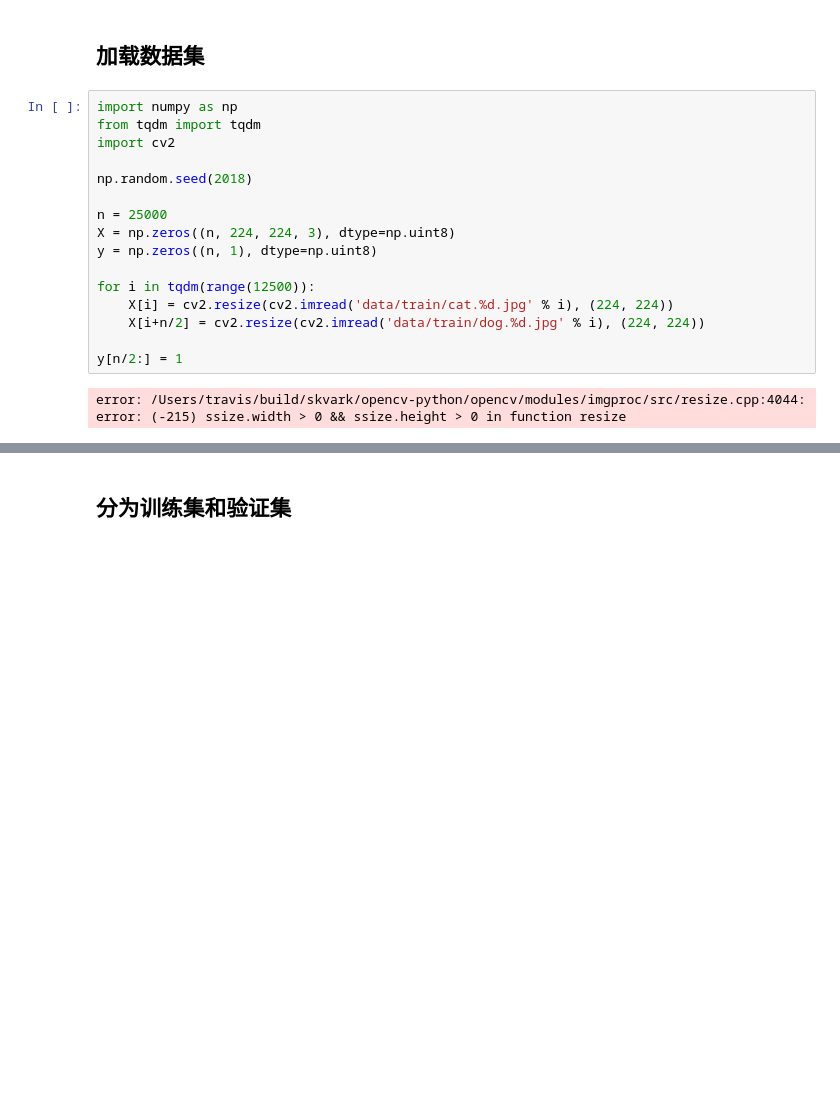
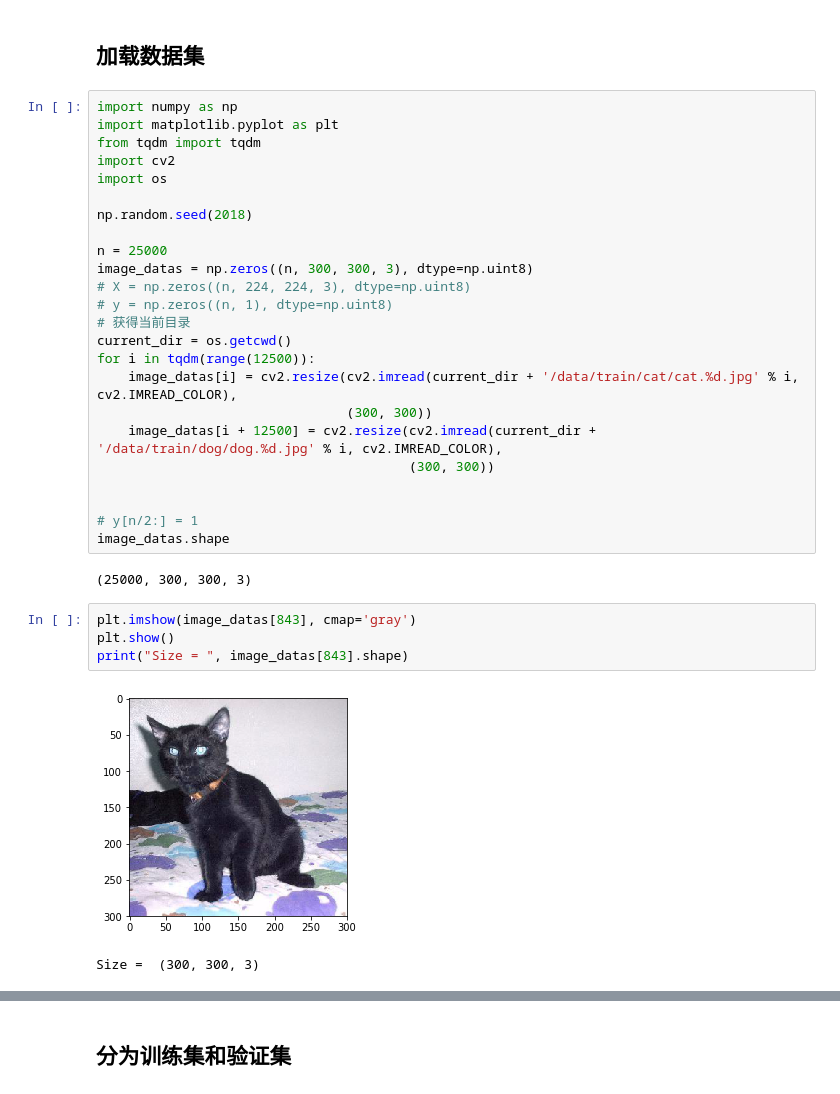
Before and after one commit to gyhkevin/udacity-ML-2, a Jupyter notebook: p7/dogs-vs-cats/transfer_learning.ipynb, the cells around one changed output, grey strips where cells are left out. Cells and saved outputs as stored; diff of their text form; blank space fills up the shorter version.

Commit message:
3 single model to train

```diff
--- a/p7/dogs-vs-cats/transfer_learning.ipynb
+++ b/p7/dogs-vs-cats/transfer_learning.ipynb
@@ -9,19 +9,34 @@ Using TensorFlow backend.
 ## 加载数据集
 # %%
 import numpy as np
+import matplotlib.pyplot as plt
 from tqdm import tqdm
 import cv2
+import os
 
 np.random.seed(2018)
 
 n = 25000
-X = np.zeros((n, 224, 224, 3), dtype=np.uint8)
-y = np.zeros((n, 1), dtype=np.uint8)
+image_datas = np.zeros((n, 300, 300, 3), dtype=np.uint8)
+# X = np.zeros((n, 224, 224, 3), dtype=np.uint8)
+# y = np.zeros((n, 1), dtype=np.uint8)
+# 获得当前目录
+current_dir = os.getcwd()
+for i in tqdm(range(12500)):
+    image_datas[i] = cv2.resize(cv2.imread(current_dir + '/data/train/cat/cat.%d.jpg' % i, cv2.IMREAD_COLOR),
+                                (300, 300))
+    image_datas[i + 12500] = cv2.resize(cv2.imread(current_dir + '/data/train/dog/dog.%d.jpg' % i, cv2.IMREAD_COLOR),
+                                        (300, 300))
 
-for i in tqdm(range(12500)):
-    X[i] = cv2.resize(cv2.imread('data/train/cat.%d.jpg' % i), (224, 224))
-    X[i+n/2] = cv2.resize(cv2.imread('data/train/dog.%d.jpg' % i), (224, 224))
 
-y[n/2:] = 1
+# y[n/2:] = 1
+image_datas.shape
 # %% [output]
-error: /Users/travis/build/skvark/opencv-python/opencv/modules/imgproc/src/resize.cpp:4044: error: (-215) ssize.width > 0 && ssize.height > 0 in function resize
+(25000, 300, 300, 3)
+# %%
+plt.imshow(image_datas[843], cmap='gray')
+plt.show()
+print("Size = ", image_datas[843].shape)
+# %% [output]
+[figure, added]
+Size =  (300, 300, 3)
```
Also changed, not shown: parts of 1 cell of this notebook, 4 other files.
